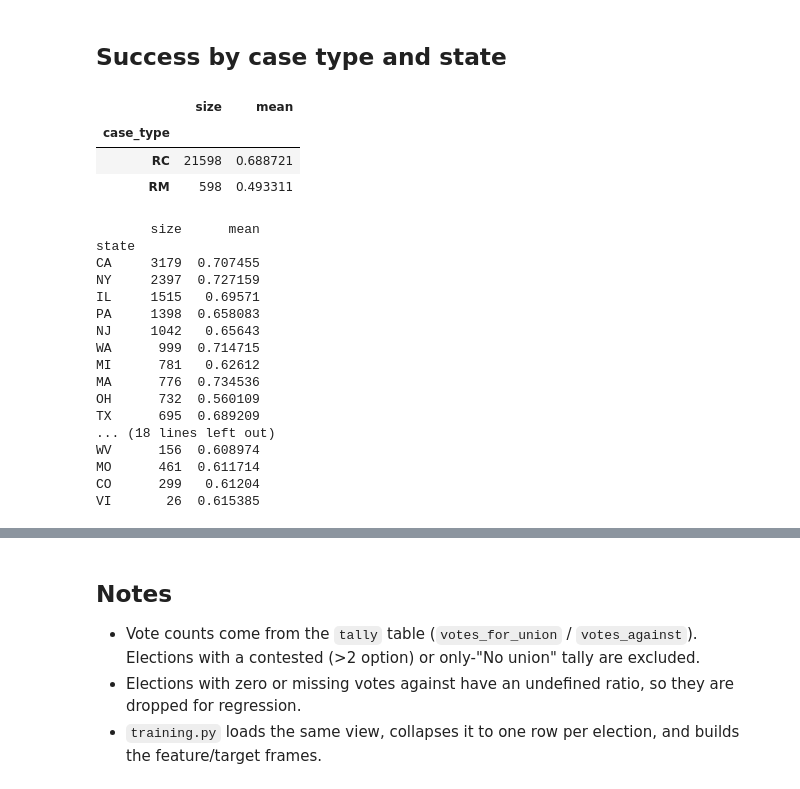
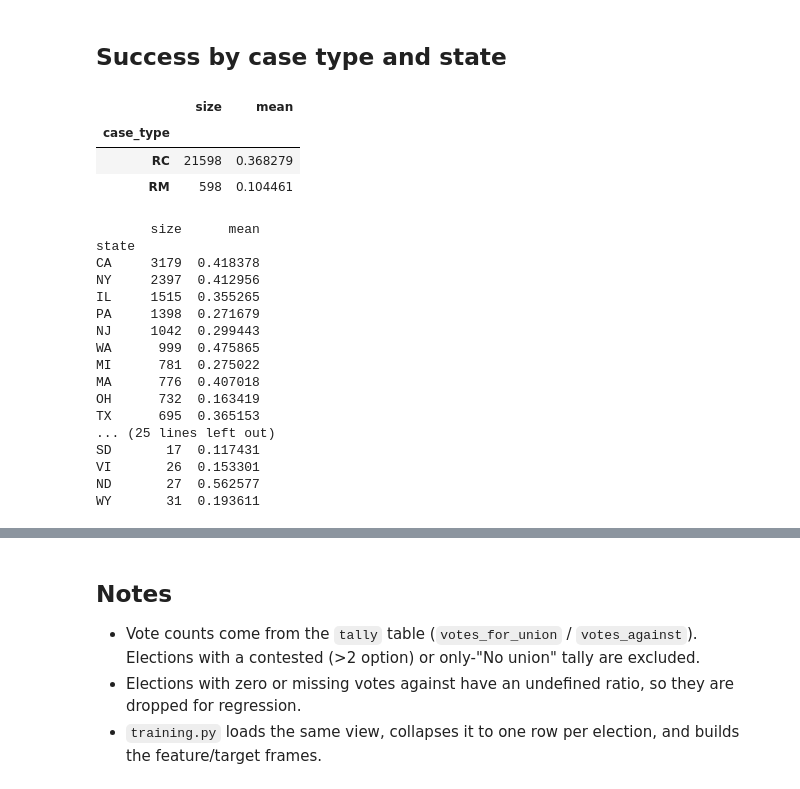
Before and after one commit to peishi/union-elections-modeling, a Jupyter notebook: eda.ipynb, the cells around one changed output, grey strips where cells are left out. Cells and saved outputs as stored; diff of their text form; code cells hidden in the pictures.

```diff
--- a/eda.ipynb
+++ b/eda.ipynb
@@ -102,14 +102,14 @@ Relatively mild class imbalance since there are still ~7000 cases that did not s
 
 votes_against or votes_for = null mean 0 votes.
 # %%
-votes = df[['votes_for_union', 'votes_against']].where(
+df[['votes_for_union', 'votes_against']] = df[['votes_for_union', 'votes_against']].where(
     df[['votes_for_union', 'votes_against']].notna(), 0
 )
-votes['total'] = votes.apply(sum, axis=1)
+df['total'] = df[['votes_for_union', 'votes_against']].apply(sum, axis=1)
 
-votes['net_margin'] = (votes['votes_for_union'] - votes['votes_against']) / votes['total']
+df['net_margin'] = (df['votes_for_union'] - df['votes_against']) / df['total']
 
-votes["net_margin"].describe()
+df["net_margin"].describe()
 # %% [output]
 count     22102.0
 mean     0.361165
@@ -269,15 +346,15 @@ Text(0.5, 0, 'Fraction of disbursements on union administration')
 # %% [markdown]
 ## Success by case type and state
 # %%
-df.groupby("case_type")["success"].agg(["size", "mean"])
+df.groupby("case_type")["net_margin"].agg(["size", "mean"])
 # %% [output]
 |  | size | mean |
 | case_type |  |  |
-| RC | 21598 | 0.688721 |
-| RM | 598 | 0.493311 |
+| RC | 21598 | 0.368279 |
+| RM | 598 | 0.104461 |
 # %%
 bystate = (
-  df.groupby("state")["success"]
+  df.groupby("state")["net_margin"]
     .agg(["size", "mean"])
     .sort_values("size", ascending=False)
 )
@@ -288,18 +365,18 @@ print(bystate.sort_values("mean", ascending=True).head(15))
 # %% [output]
        size      mean
 state
-CA     3179  0.707455
-NY     2397  0.727159
-IL     1515   0.69571
-PA     1398  0.658083
-NJ     1042   0.65643
-WA      999  0.714715
-MI      781   0.62612
-MA      776  0.734536
-OH      732  0.560109
-TX      695  0.689209
-... (18 lines left out)
-WV      156  0.608974
-MO      461  0.611714
-CO      299   0.61204
-VI       26  0.615385
+CA     3179  0.418378
+NY     2397  0.412956
+IL     1515  0.355265
+PA     1398  0.271679
+NJ     1042  0.299443
+WA      999  0.475865
+MI      781  0.275022
+MA      776  0.407018
+OH      732  0.163419
+TX      695  0.365153
+... (25 lines left out)
+SD       17  0.117431
+VI       26  0.153301
+ND       27  0.562577
+WY       31  0.193611
```
Also changed, not shown: parts of 11 cells of this notebook, 2 other files.
